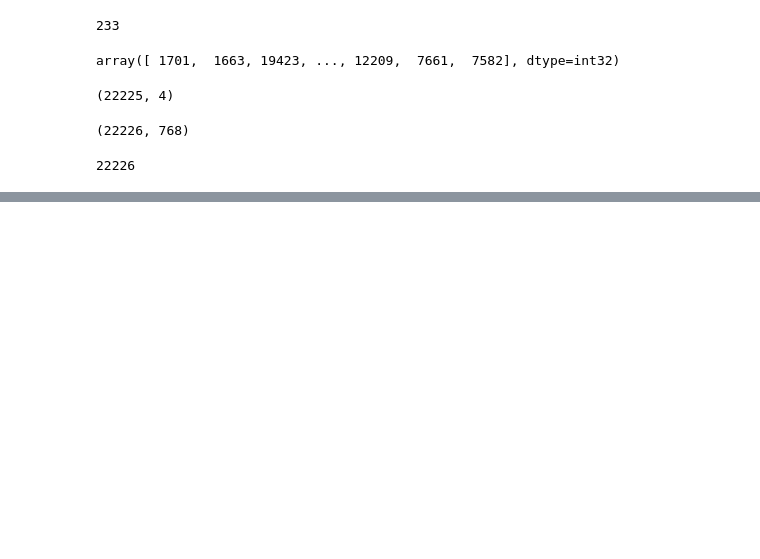
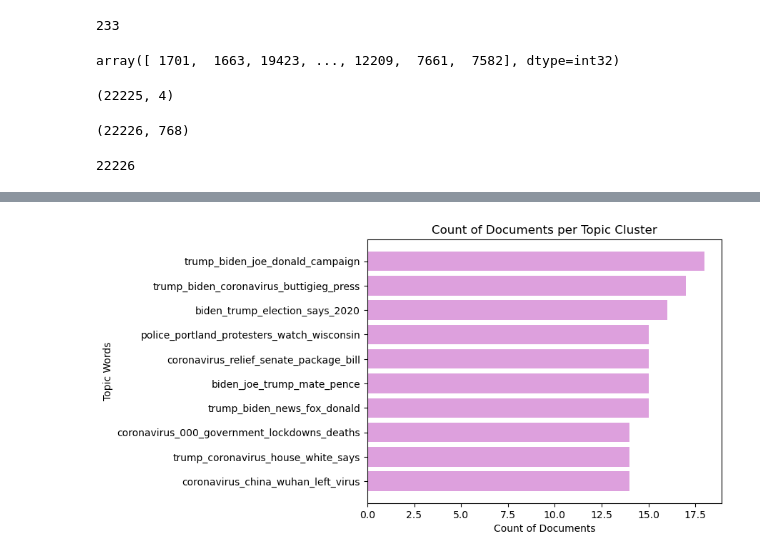
Before and after one commit to meganhmoore/LingoQuartet, a Jupyter notebook: notebooks/megans_hierarchical_part_2.ipynb, the cells around one changed output, grey strips where cells are left out. Saved outputs shown, nothing was run; the diff lists cells and outputs as text; code cells hidden in the pictures; blank space fills up the shorter version.

```diff
--- a/notebooks/megans_hierarchical_part_2.ipynb
+++ b/notebooks/megans_hierarchical_part_2.ipynb
@@ -283,8 +305,8 @@ tfidf_vectorizer = TfidfVectorizer(stop_words=list(stop_words))
 # %%
 tfidf_scores_by_cluster = {}
 cluster_sizes = {}
-for clust_id in list(train_cluster_assignments.loc[:, 'cluster_dist_30'].unique()):
-    clust_df = train_cluster_assignments.loc[train_cluster_assignments.loc[:, 'cluster_dist_30'] == clust_id, :]
+for clust_id in list(train_cluster_assignments.loc[:, 'cluster_dist_4'].unique()):
+    clust_df = train_cluster_assignments.loc[train_cluster_assignments.loc[:, 'cluster_dist_4'] == clust_id, :]
     cluster_sizes[clust_id] = clust_df.shape[0]
     clust_text = clust_df.loc[:, 'title'].values
     tfidf_matrix = tfidf_vectorizer.fit_transform(clust_text)
@@ -303,7 +325,7 @@ for cluster_id, scores in tfidf_scores_by_cluster.items():
             seen_tuples.add(value)
     top_words_by_cluster[cluster_id] = unique_sorted_data[:10]# sorted_scores[:10]  # Select top N words
 # %%
-for cluster_id, top_words in top_words_by_cluster.items():
-    print(f"Cluster {cluster_id}:")
-    for word, score in top_words:
-        print(f"- {word}: {score}")
+# for cluster_id, top_words in top_words_by_cluster.items():
+#     print(f"Cluster {cluster_id}:")
+#     for word, score in top_words:
+#         print(f"- {word}: {score}")
@@ -350,9 +347,13 @@ sorted_data
 # %%
 # biggest clusters are 2, 8, 80, 3 & 6
-biggest_clusters = [2,8, 80, 3, 6, 90, 18, 1, 85]
-for keyval in biggest_clusters:
-    print(f'top words for cluster {keyval} with {cluster_sizes[keyval]} articles: \n')
-    for val in top_words_by_cluster[keyval]:
+biggest_clusters = sorted_data[-10:]
+top_words = []
+count_docs = []
+for keyval, count in biggest_clusters:
+    print(f'top words for cluster {keyval} with {count} articles: \n')
+    for val in top_words_by_cluster[keyval][0:5]:
         print(val)
+    count_docs.append(count)
+    top_words.append("_".join([word[0] for word in top_words_by_cluster[keyval][0:5]]))
     print()
 # %% [output]
@@ -375,0 +390,9 @@ top words for cluster 2 with 639 articles:
+# %%
+# Create bar plot
+plt.barh(top_words, count_docs, color='plum')
+plt.xlabel('Count of Documents')
+plt.ylabel('Topic Words')
+plt.title('Count of Documents per Topic Cluster')
+plt.show()
+# %% [output]
+[figure, added]
```
Also changed, not shown: parts of 25 cells of this notebook.
